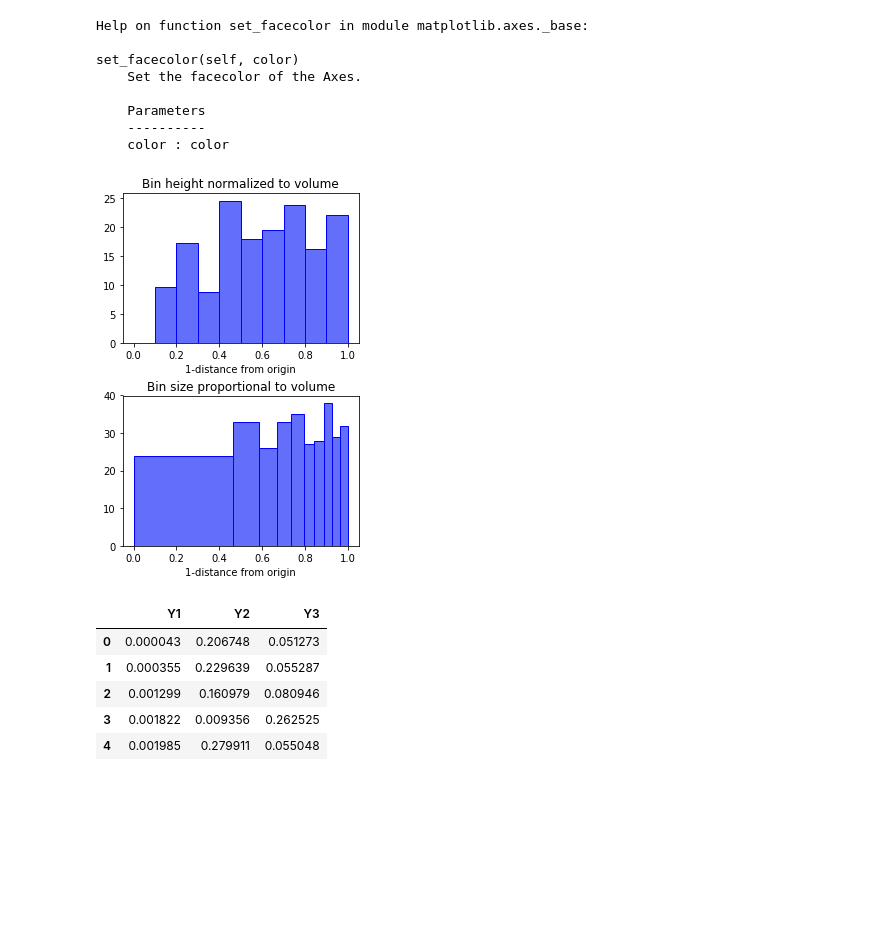
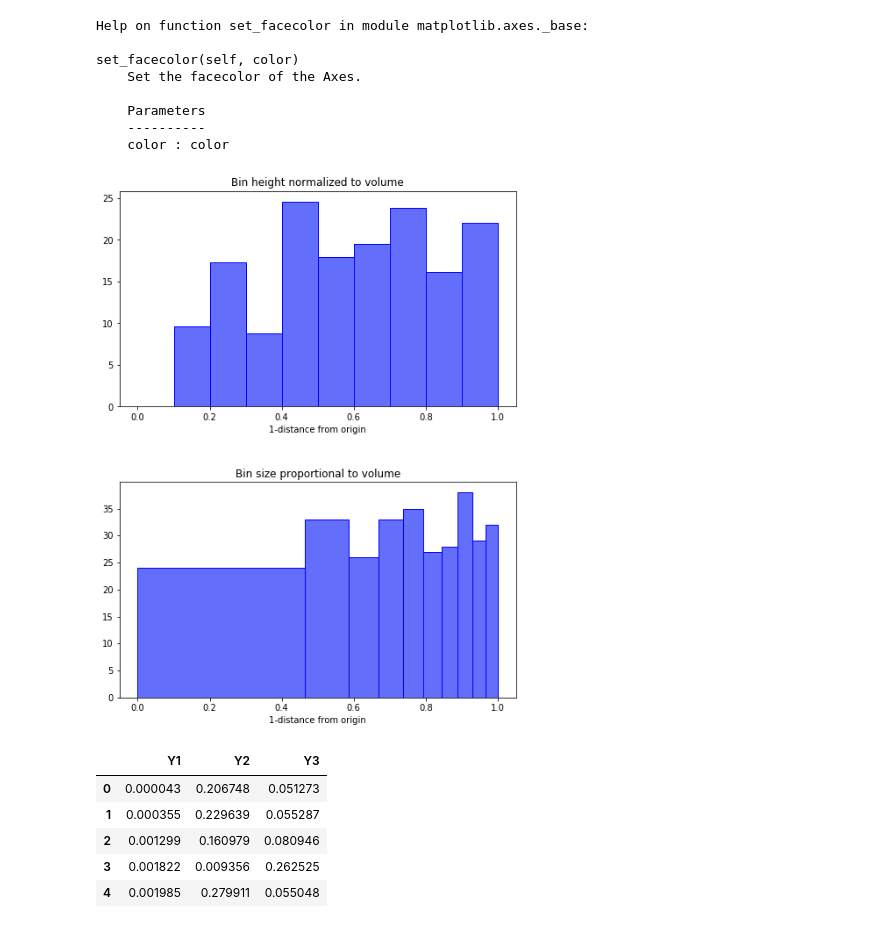
Before and after one commit to nicolagennaro/Data_Viz, a Jupyter notebook: AnonymousDS_stats.ipynb, the cells around one changed output. Drawn from its saved outputs; the diff is of its cells as text; code cells hidden in the pictures; blank space fills up the shorter version.

Commit message:
Pseudo-final update Anon

```diff
--- a/AnonymousDS_stats.ipynb
+++ b/AnonymousDS_stats.ipynb
@@ -283,33 +296,33 @@ set_facecolor(self, color)
     ----------
     color : color
 # %%
-fix, ax = plt.subplots(2,1, figsize=(4,5.5))
+fix, ax = plt.subplots(2,1, figsize=(7,9))
 plt.tight_layout()
 plt.subplots_adjust(hspace=0.35, top=0.96, bottom=0.07)
 
 heights,bins = np.histogram(Adata_projected.fromOrigin, bins=np.linspace(0., 1., 11), range=(0.,1.))
 # print(heights)
 heights = heights / ( (bins[1:] + bins[:-1])**2 * (2/np.sqrt(3)) )
 # print(heights); print(bins)
 ax[0].bar(bins[:-1], heights, width=.1, align='edge',
        linewidth=1, edgecolor='blue', color=Acolor)
 ax[0].set_title('Bin height normalized to volume')
 ax[0].set_xlabel('1-distance from origin')
 ax[0].set_facecolor('#00000000')
 
 
 heights,bins = np.histogram(Adata_projected.fromOrigin, bins=np.linspace(0., 1., 11)**(1/3), range=(0.,1.))
 # print(heights); print(bins)
 ax[1].bar(bins[:-1], heights, width=bins[1:]-bins[:-1], align='edge',
        linewidth=1, edgecolor='blue', color=Acolor)
 ax[1].set_title('Bin size proportional to volume')
 ax[1].set_xlabel('1-distance from origin')
 ax[0].set_facecolor('#00000000')
 
-plt.savefig('Hists_anon_Aproj.png')
+plt.savefig('Hists_anon_Aproj.png', transparent=True)
 None
 # %% [output]
-[figure, old version]
+[figure, new version]
 # %%
 _remove_max = lambda v : np.delete(v, np.argmax(v))
 coord_cols_proj = ['Y1', 'Y2', 'Y3']
```
Also changed, not shown: parts of 4 cells of this notebook, 11 other files.
